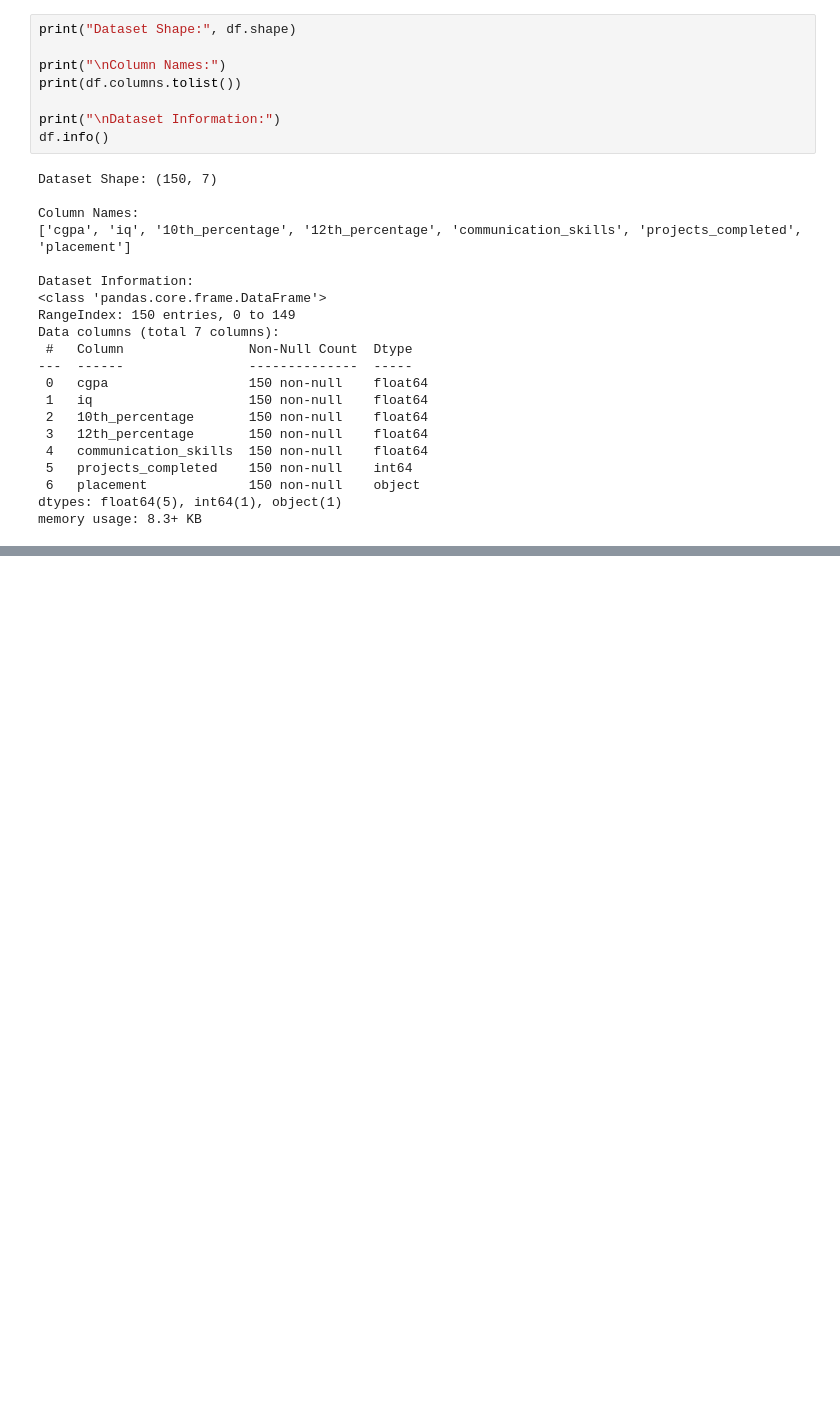
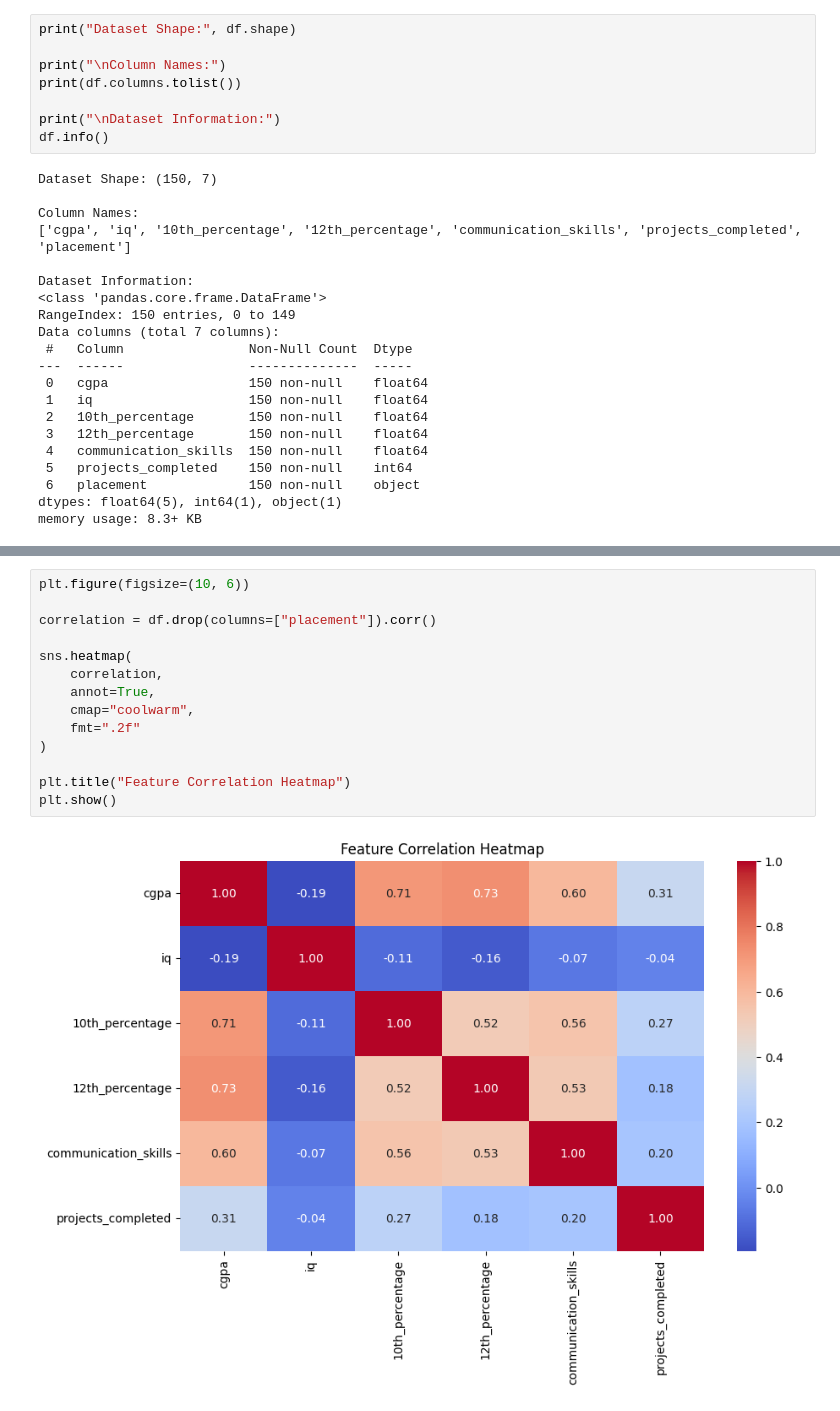
Before and after one commit to umar-akhtar-designer/1st-task, a Jupyter notebook: Mini Machine Learning Model (Icodeguru).ipynb, the cells around one changed output, grey strips where cells are left out. Drawn from its saved outputs; the diff is of its cells as text; blank space fills up the shorter version.

```diff
--- a/Mini Machine Learning Model (Icodeguru).ipynb
+++ b/Mini Machine Learning Model (Icodeguru).ipynb
@@ -94,0 +161,16 @@ Random five records:
+# %%
+plt.figure(figsize=(10, 6))
+
+correlation = df.drop(columns=["placement"]).corr()
+
+sns.heatmap(
+    correlation,
+    annot=True,
+    cmap="coolwarm",
+    fmt=".2f"
+)
+
+plt.title("Feature Correlation Heatmap")
+plt.show()
+# %% [output]
+[figure, added]
```
Also changed, not shown: parts of 18 cells of this notebook.
